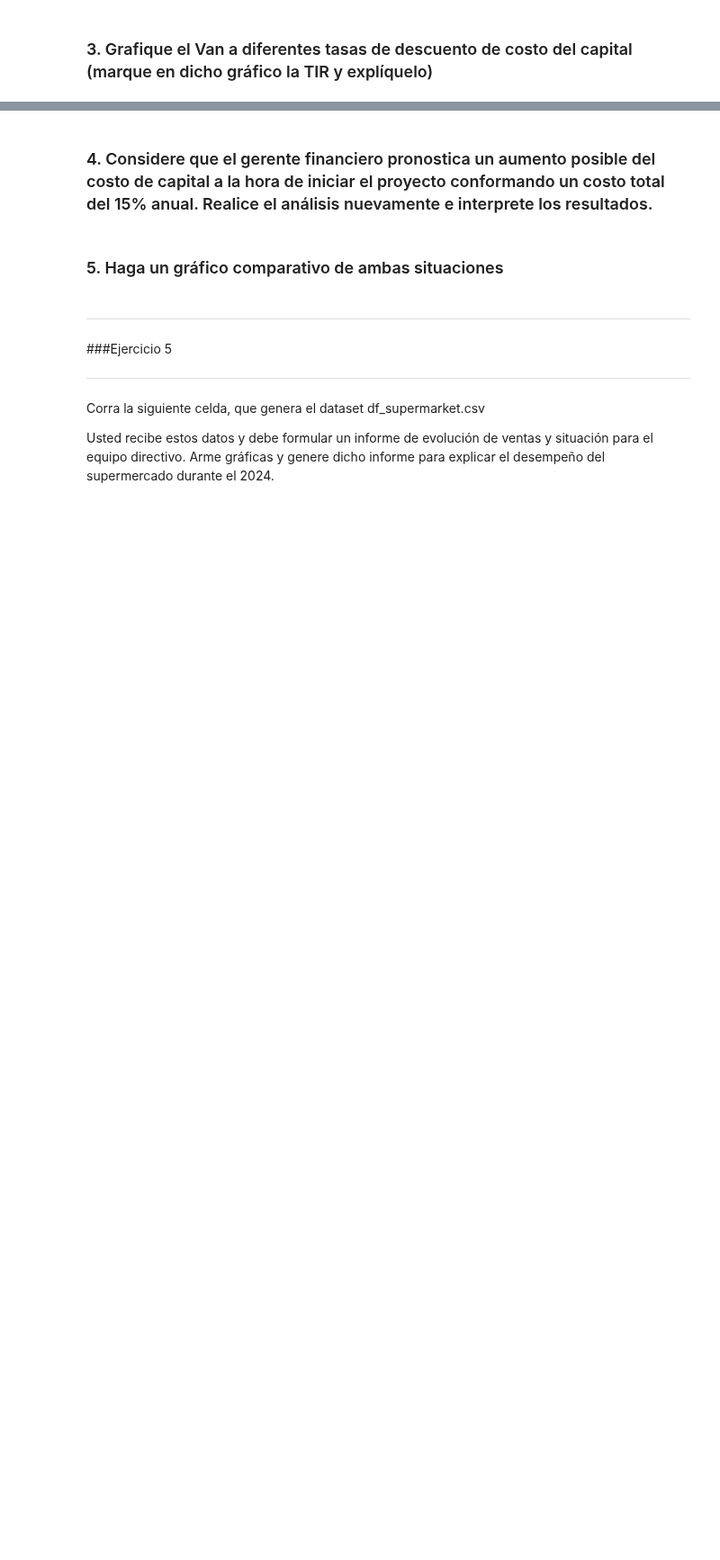
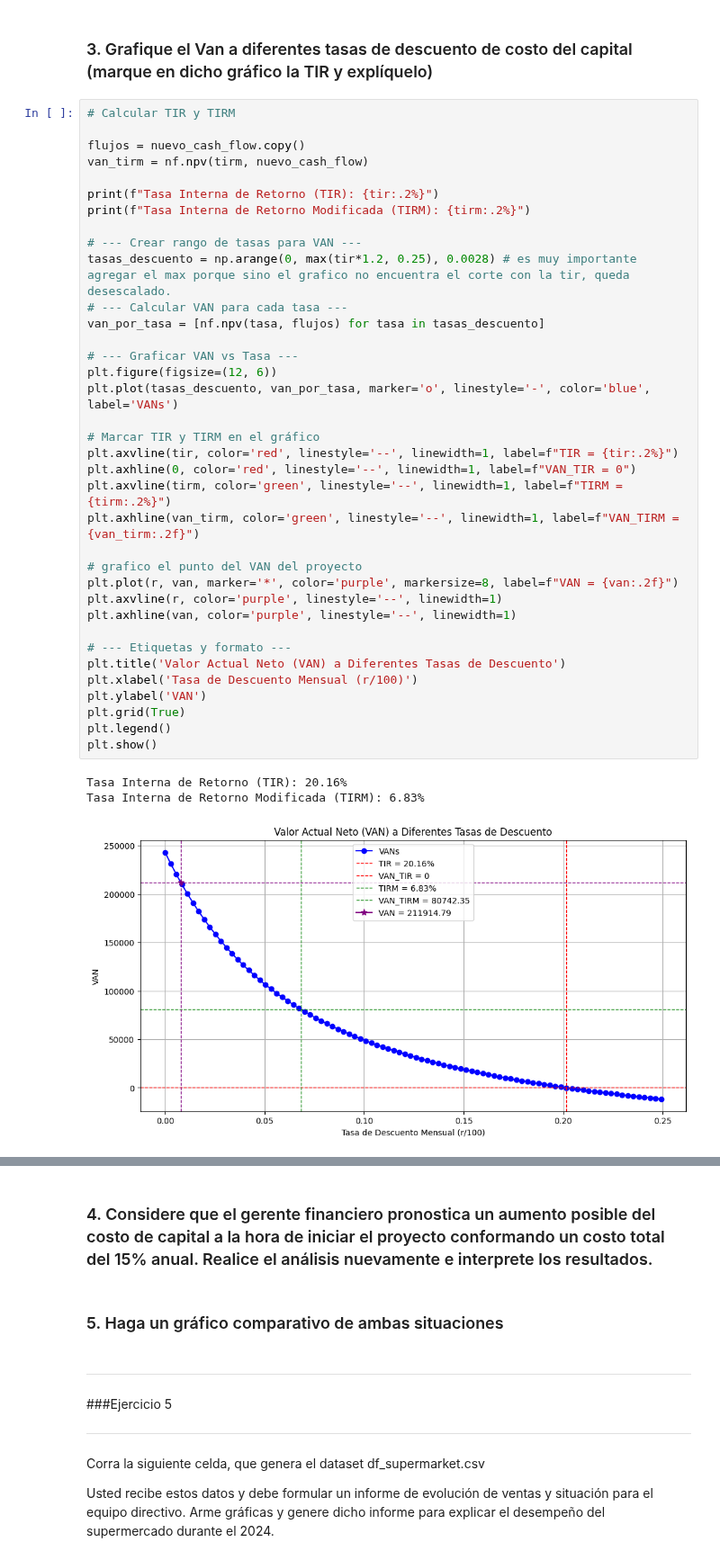
Before and after one commit to alexballera/laboratorio-datos-fce, a Jupyter notebook: 2do_parcial/parcial/ballera_919064_recuperatorio_Segundo_parcial_LMC.ipynb, the cells around one changed output, grey strips where cells are left out. Shown at 90% size. Drawn from its saved outputs; the diff is of its cells as text; blank space fills up the shorter version.

```diff
--- a/2do_parcial/parcial/ballera_919064_recuperatorio_Segundo_parcial_LMC.ipynb
+++ b/2do_parcial/parcial/ballera_919064_recuperatorio_Segundo_parcial_LMC.ipynb
@@ -761,2 +795,42 @@ La empresa recupera su inversión inicial en menos de 5 meses, lo que confirma q
 # %% [markdown]
 ### 3. Grafique el Van a diferentes tasas de descuento de costo del capital (marque en dicho gráfico la TIR y explíquelo)
+# %%
+# Calcular TIR y TIRM
+
+flujos = nuevo_cash_flow.copy()
+van_tirm = nf.npv(tirm, nuevo_cash_flow)
+
+print(f"Tasa Interna de Retorno (TIR): {tir:.2%}")
+print(f"Tasa Interna de Retorno Modificada (TIRM): {tirm:.2%}")
+
+# --- Crear rango de tasas para VAN ---
+tasas_descuento = np.arange(0, max(tir*1.2, 0.25), 0.0028) # es muy importante agregar el max porque sino el grafico no encuentra el corte con la tir, queda desescalado.
+# --- Calcular VAN para cada tasa ---
+van_por_tasa = [nf.npv(tasa, flujos) for tasa in tasas_descuento]
+
+# --- Graficar VAN vs Tasa ---
+plt.figure(figsize=(12, 6))
+plt.plot(tasas_descuento, van_por_tasa, marker='o', linestyle='-', color='blue', label='VANs')
+
+# Marcar TIR y TIRM en el gráfico
+plt.axvline(tir, color='red', linestyle='--', linewidth=1, label=f"TIR = {tir:.2%}")
+plt.axhline(0, color='red', linestyle='--', linewidth=1, label=f"VAN_TIR = 0")
+plt.axvline(tirm, color='green', linestyle='--', linewidth=1, label=f"TIRM = {tirm:.2%}")
+plt.axhline(van_tirm, color='green', linestyle='--', linewidth=1, label=f"VAN_TIRM = {van_tirm:.2f}")
+
+# grafico el punto del VAN del proyecto
+plt.plot(r, van, marker='*', color='purple', markersize=8, label=f"VAN = {van:.2f}")
+plt.axvline(r, color='purple', linestyle='--', linewidth=1)
+plt.axhline(van, color='purple', linestyle='--', linewidth=1)
+
+# --- Etiquetas y formato ---
+plt.title('Valor Actual Neto (VAN) a Diferentes Tasas de Descuento')
+plt.xlabel('Tasa de Descuento Mensual (r/100)')
+plt.ylabel('VAN')
+plt.grid(True)
+plt.legend()
+plt.show()
+# %% [output]
+Tasa Interna de Retorno (TIR): 20.16%
+Tasa Interna de Retorno Modificada (TIRM): 6.83%
+[figure, added]
```
Also changed, not shown: parts of 5 cells of this notebook.
